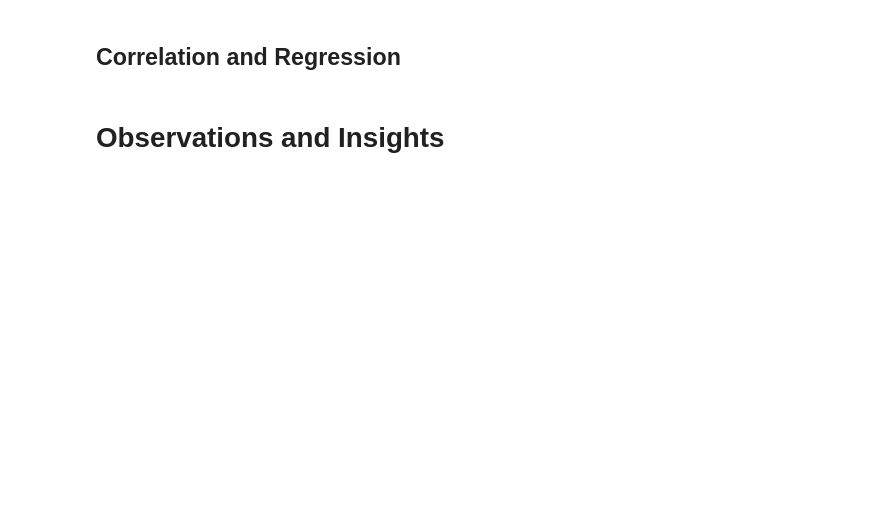
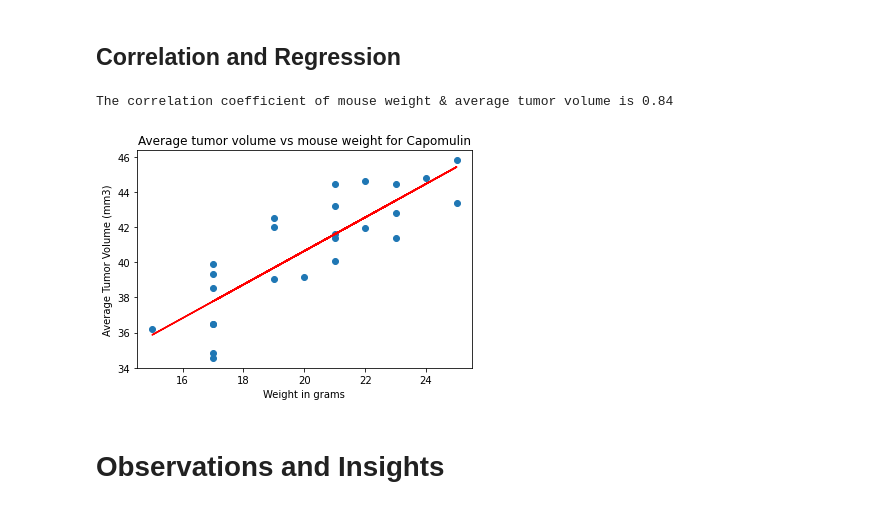
Before and after one commit to jtslater2/JTS-HW5-Matplotlib, a Jupyter notebook: pymaceuticals_jts.ipynb, the cells around one changed output. Cells and saved outputs as stored; diff of their text form; code cells hidden in the pictures; blank space fills up the shorter version.

```diff
--- a/pymaceuticals_jts.ipynb
+++ b/pymaceuticals_jts.ipynb
@@ -629,2 +442,26 @@ plt.show()
+# %%
+# Calculate the correlation coefficient and linear regression model
+# for mouse weight and average tumor volume for the Capomulin regimen
+
+#calculate correl coeff
+correl = round(st.pearsonr(cap_avg["Weight (g)"], cap_avg["Tumor Volume (mm3)"])[0],2)
+print(f"The correlation coefficient of mouse weight & average tumor volume is {correl}")
+
+#calculate scatter & linear regress values
+(slope, intercept, rvalue, pvalue, stderr) = linregress(cap_avg["Weight (g)"],cap_avg["Tumor Volume (mm3)"])
+regress_values = x_values * slope + intercept
+line_eq = "y = " + str(round(slope,2)) + "x + " + str(round(intercept,2))
+plt.plot(cap_avg["Weight (g)"],regress_values,"r-")
+plt.scatter(cap_avg["Weight (g)"],cap_avg["Tumor Volume (mm3)"])
+
+#label
+plt.title("Average tumor volume vs mouse weight for Capomulin")
+plt.xlabel("Weight in grams")
+plt.ylabel("Average Tumor Volume (mm3)")
+
+plt.show()
+# %% [output]
+The correlation coefficient of mouse weight & average tumor volume is 0.84
+[figure, added]
 # %% [markdown]
 # Observations and Insights
```
Also changed, not shown: parts of 14 cells of this notebook, 1 other file.
